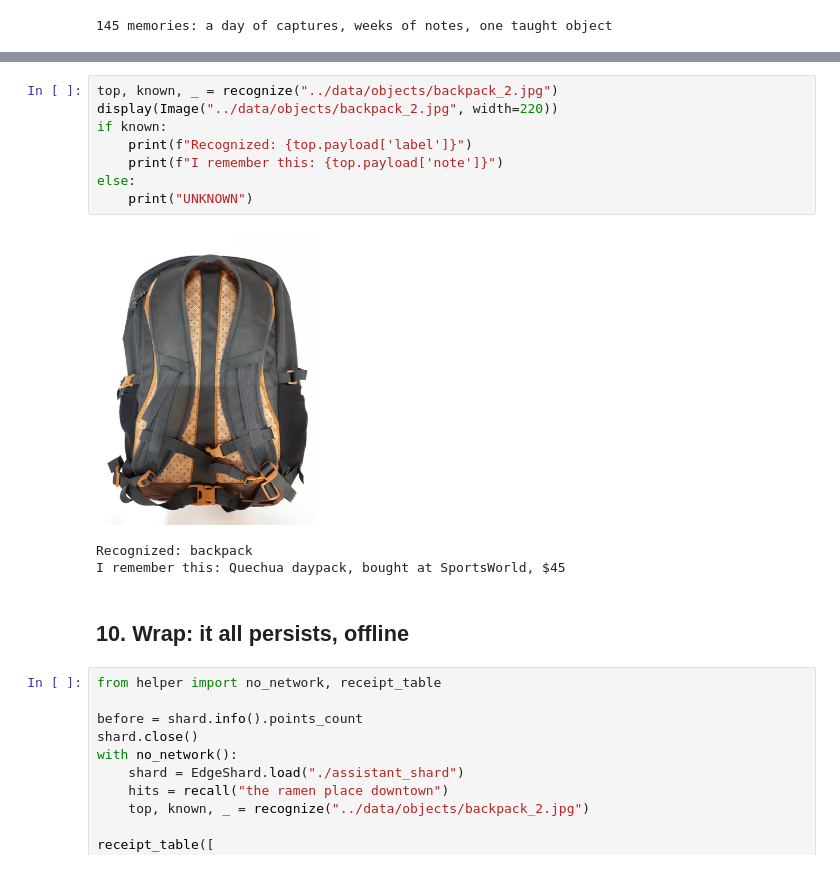
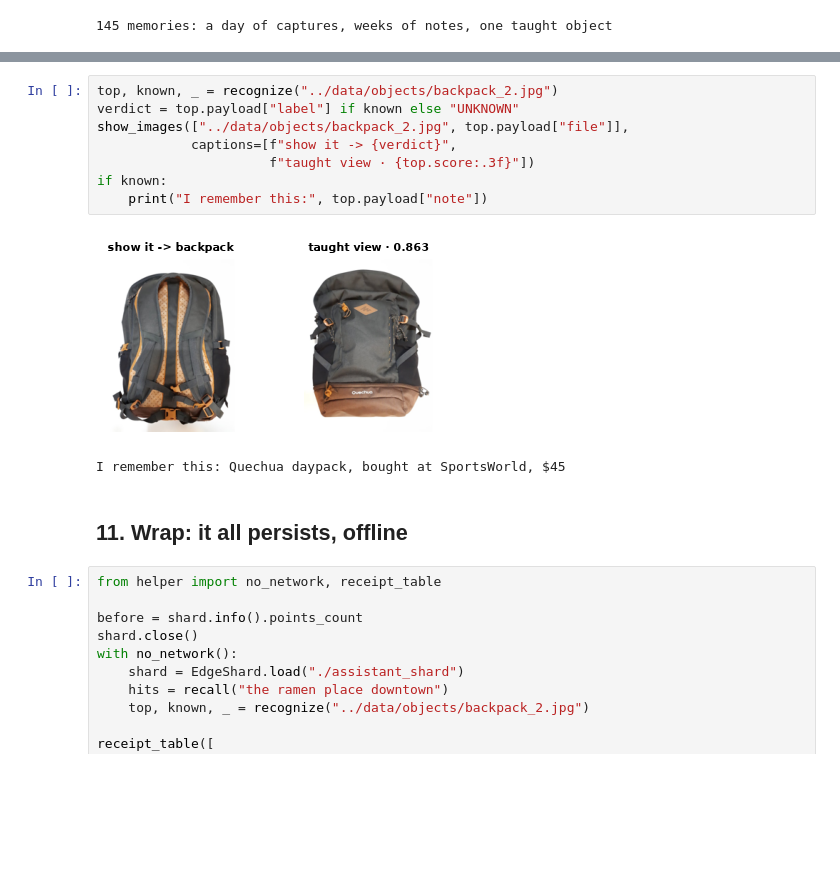
Before and after one commit to Dylancouzon/on-device-memory-course, a Jupyter notebook: L6/L6.ipynb, the cells around one changed output, grey strips where cells are left out. Cells and saved outputs as stored; diff of their text form; blank space fills up the shorter version.

```diff
--- a/L6/L6.ipynb
+++ b/L6/L6.ipynb
@@ -252,18 +248,17 @@ memory_inbox(hits, "../data/images")
 [interactive output not drawn]
 # %%
 top, known, _ = recognize("../data/objects/backpack_2.jpg")
-display(Image("../data/objects/backpack_2.jpg", width=220))
+verdict = top.payload["label"] if known else "UNKNOWN"
+show_images(["../data/objects/backpack_2.jpg", top.payload["file"]],
+            captions=[f"show it -> {verdict}",
+                      f"taught view · {top.score:.3f}"])
 if known:
-    print(f"Recognized: {top.payload['label']}")
-    print(f"I remember this: {top.payload['note']}")
-else:
-    print("UNKNOWN")
+    print("I remember this:", top.payload["note"])
 # %% [output]
-[figure, old version]
+[figure, new version]
-Recognized: backpack
 I remember this: Quechua daypack, bought at SportsWorld, $45
 # %% [markdown]
-## 10. Wrap: it all persists, offline
+## 11. Wrap: it all persists, offline
 # %%
 from helper import no_network, receipt_table
 
```
Also changed, not shown: parts of 20 cells of this notebook, 31 other files.
